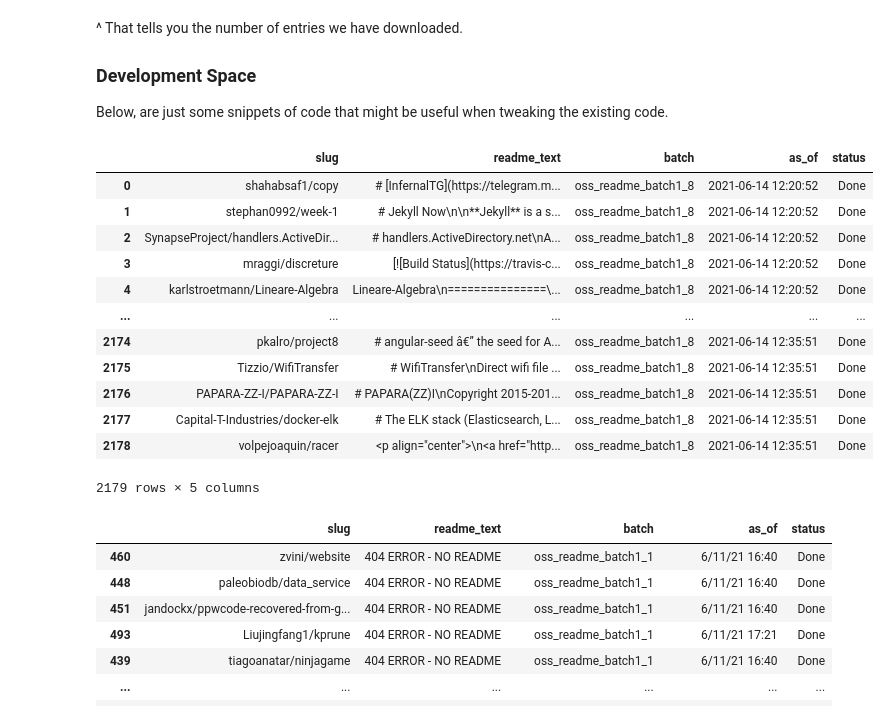
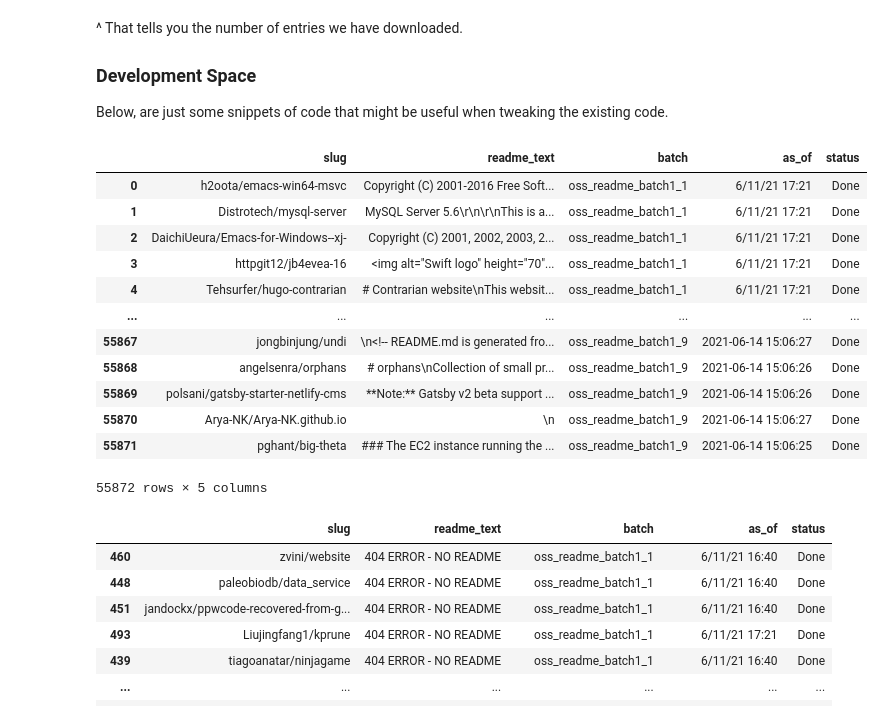
Before and after one commit to DSPG-Young-Scholars-Program/dspg21oss, a Jupyter notebook: src/01_scrape_readmes/02_scrape_readmes_requests_kb7hp.ipynb, the cells around one changed output. Saved outputs shown, nothing was run; the diff lists cells and outputs as text; code cells hidden in the pictures.

```diff
--- a/src/01_scrape_readmes/02_scrape_readmes_requests_kb7hp.ipynb
+++ b/src/01_scrape_readmes/02_scrape_readmes_requests_kb7hp.ipynb
@@ -347,22 +388,22 @@ combined_csv.to_csv('/project/class/bii_sdad_dspg/ncses_oss_2021/requests_scrape
 Below, are just some snippets of code that might be useful when tweaking the existing code.
 # %%
 os.chdir('/project/class/bii_sdad_dspg/ncses_oss_2021/requests_scrape/')
-check = pd.read_csv('oss_readme_batch1_8.csv')
+check = pd.read_csv('oss_readme_batch_01_all.csv')
 check
 # %% [output]
 |  | slug | readme_text | batch | as_of | status |
-| 0 | shahabsaf1/copy | # [InfernalTG](https://telegram.m... | oss_readme_batch1_8 | 2021-06-14 12:20:52 | Done |
-| 1 | stephan0992/week-1 | # Jekyll Now\n\n**Jekyll** is a s... | oss_readme_batch1_8 | 2021-06-14 12:20:52 | Done |
-| 2 | SynapseProject/handlers.ActiveDir... | # handlers.ActiveDirectory.net\nA... | oss_readme_batch1_8 | 2021-06-14 12:20:52 | Done |
-| 3 | mraggi/discreture | [![Build Status](https://travis-c... | oss_readme_batch1_8 | 2021-06-14 12:20:52 | Done |
-| 4 | karlstroetmann/Lineare-Algebra | Lineare-Algebra\n===============\... | oss_readme_batch1_8 | 2021-06-14 12:20:52 | Done |
+| 0 | h2oota/emacs-win64-msvc | Copyright (C) 2001-2016 Free Soft... | oss_readme_batch1_1 | 6/11/21 17:21 | Done |
+| 1 | Distrotech/mysql-server | MySQL Server 5.6\r\n\r\nThis is a... | oss_readme_batch1_1 | 6/11/21 17:21 | Done |
+| 2 | DaichiUeura/Emacs-for-Windows--xj- | Copyright (C) 2001, 2002, 2003, 2... | oss_readme_batch1_1 | 6/11/21 17:21 | Done |
+| 3 | httpgit12/jb4evea-16 | <img alt="Swift logo" height="70"... | oss_readme_batch1_1 | 6/11/21 17:21 | Done |
+| 4 | Tehsurfer/hugo-contrarian | # Contrarian website\nThis websit... | oss_readme_batch1_1 | 6/11/21 17:21 | Done |
 | ... | ... | ... | ... | ... | ... |
-| 2174 | pkalro/project8 | # angular-seed â€” the seed for A... | oss_readme_batch1_8 | 2021-06-14 12:35:51 | Done |
-| 2175 | Tizzio/WifiTransfer | # WifiTransfer\nDirect wifi file ... | oss_readme_batch1_8 | 2021-06-14 12:35:51 | Done |
-| 2176 | PAPARA-ZZ-I/PAPARA-ZZ-I | # PAPARA(ZZ)I\nCopyright 2015-201... | oss_readme_batch1_8 | 2021-06-14 12:35:51 | Done |
-| 2177 | Capital-T-Industries/docker-elk | # The ELK stack (Elasticsearch, L... | oss_readme_batch1_8 | 2021-06-14 12:35:51 | Done |
-| 2178 | volpejoaquin/racer | <p align="center">\n<a href="http... | oss_readme_batch1_8 | 2021-06-14 12:35:51 | Done |
+| 55867 | jongbinjung/undi | \n<!-- README.md is generated fro... | oss_readme_batch1_9 | 2021-06-14 15:06:27 | Done |
+| 55868 | angelsenra/orphans | # orphans\nCollection of small pr... | oss_readme_batch1_9 | 2021-06-14 15:06:26 | Done |
+| 55869 | polsani/gatsby-starter-netlify-cms | **Note:** Gatsby v2 beta support ... | oss_readme_batch1_9 | 2021-06-14 15:06:26 | Done |
+| 55870 | Arya-NK/Arya-NK.github.io | \n | oss_readme_batch1_9 | 2021-06-14 15:06:27 | Done |
+| 55871 | pghant/big-theta | ### The EC2 instance running the ... | oss_readme_batch1_9 | 2021-06-14 15:06:25 | Done |
-2179 rows × 5 columns
+55872 rows × 5 columns
 # %%
 # Copy the function from above and make tweaks in this code chunk
 combined_csv[combined_csv['readme_text'] == "404 ERROR - NO README"]
```
Also changed, not shown: parts of 8 cells of this notebook, 4 other files.
